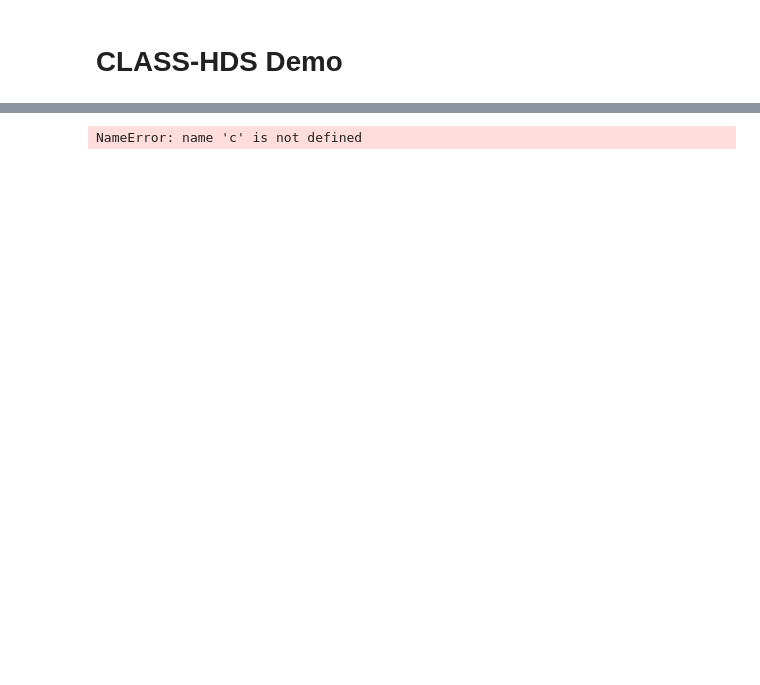
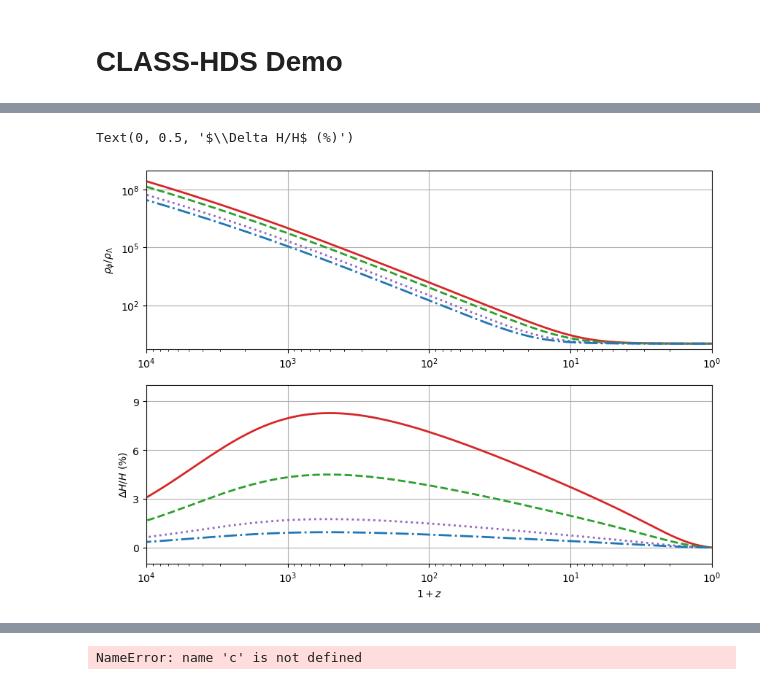
Before and after one commit to joaoreboucas1/class_hds, a Jupyter notebook: notebooks/demo.ipynb, the cells around one changed output, grey strips where cells are left out. Drawn from its saved outputs; the diff is of its cells as text; code cells hidden in the pictures; blank space fills up the shorter version.

```diff
--- a/notebooks/demo.ipynb
+++ b/notebooks/demo.ipynb
@@ -135,2 +116,33 @@ plt.grid()
+# %%
+# Figure 1 - right panels
+z, rho_cdm_8, rho_b_8, rho_r_8, rho_de_8, rho_tot_8 = get_densities_from_bg(bgs[8])
+z, rho_cdm_10, rho_b_10, rho_r_10, rho_de_10, rho_tot_10 = get_densities_from_bg(bgs[10])
+z, rho_cdm_15, rho_b_15, rho_r_15, rho_de_15, rho_tot_15 = get_densities_from_bg(bgs[15])
+z, rho_cdm_20, rho_b_20, rho_r_20, rho_de_20, rho_tot_20 = get_densities_from_bg(bgs[20])
+z, rho_cdm_lcdm, rho_b_lcdm, rho_r_lcdm, rho_de_lcdm, rho_tot_lcdm = get_densities_from_bg(bgs["LCDM"])
+
+fig, axs = plt.subplots(2, 1, figsize=(10, 7))
+axs[0].loglog(1 + z, rho_de_8/rho_de_lcdm, color="tab:red", ls="-", lw=2)
+axs[0].loglog(1 + z, rho_de_10/rho_de_lcdm, color="tab:green", ls="--", lw=2)
+axs[0].loglog(1 + z, rho_de_15/rho_de_lcdm, color="tab:purple", ls=":", lw=2)
+axs[0].loglog(1 + z, rho_de_20/rho_de_lcdm, color="tab:blue", ls="-.", lw=2)
+
+axs[1].semilogx(1 + z, 100*(bgs[8]["H [1/Mpc]"]/bgs["LCDM"]["H [1/Mpc]"] - 1), color="tab:red", ls="-", lw=2)
+axs[1].semilogx(1 + z, 100*(bgs[10]["H [1/Mpc]"]/bgs["LCDM"]["H [1/Mpc]"] - 1), color="tab:green", ls="--", lw=2)
+axs[1].semilogx(1 + z, 100*(bgs[15]["H [1/Mpc]"]/bgs["LCDM"]["H [1/Mpc]"] - 1), color="tab:purple", ls=":", lw=2)
+axs[1].semilogx(1 + z, 100*(bgs[20]["H [1/Mpc]"]/bgs["LCDM"]["H [1/Mpc]"] - 1), color="tab:blue", ls="-.", lw=2)
+for ax in axs:
+    ax.set_xlim([1e4, 1])
+    ax.grid()
+axs[0].set_ylim([5e-1, 1e9])
+axs[1].set_ylim([-1, 10])
+axs[0].set_yticks([1e2, 1e5, 1e8])
+axs[1].set_yticks([0, 3, 6, 9])
+axs[0].set_ylabel(r"$\rho_\phi/\rho_\Lambda$")
+axs[1].set_xlabel(r"$1 + z$")
+axs[1].set_ylabel(r"$\Delta H/H$ (%)")
+# %% [output]
+Text(0, 0.5, '$\\Delta H/H$ (%)')
+[figure, added]
 # %%
 # Checking the omegas
```
Also changed, not shown: parts of 8 cells of this notebook, 1 other file.
